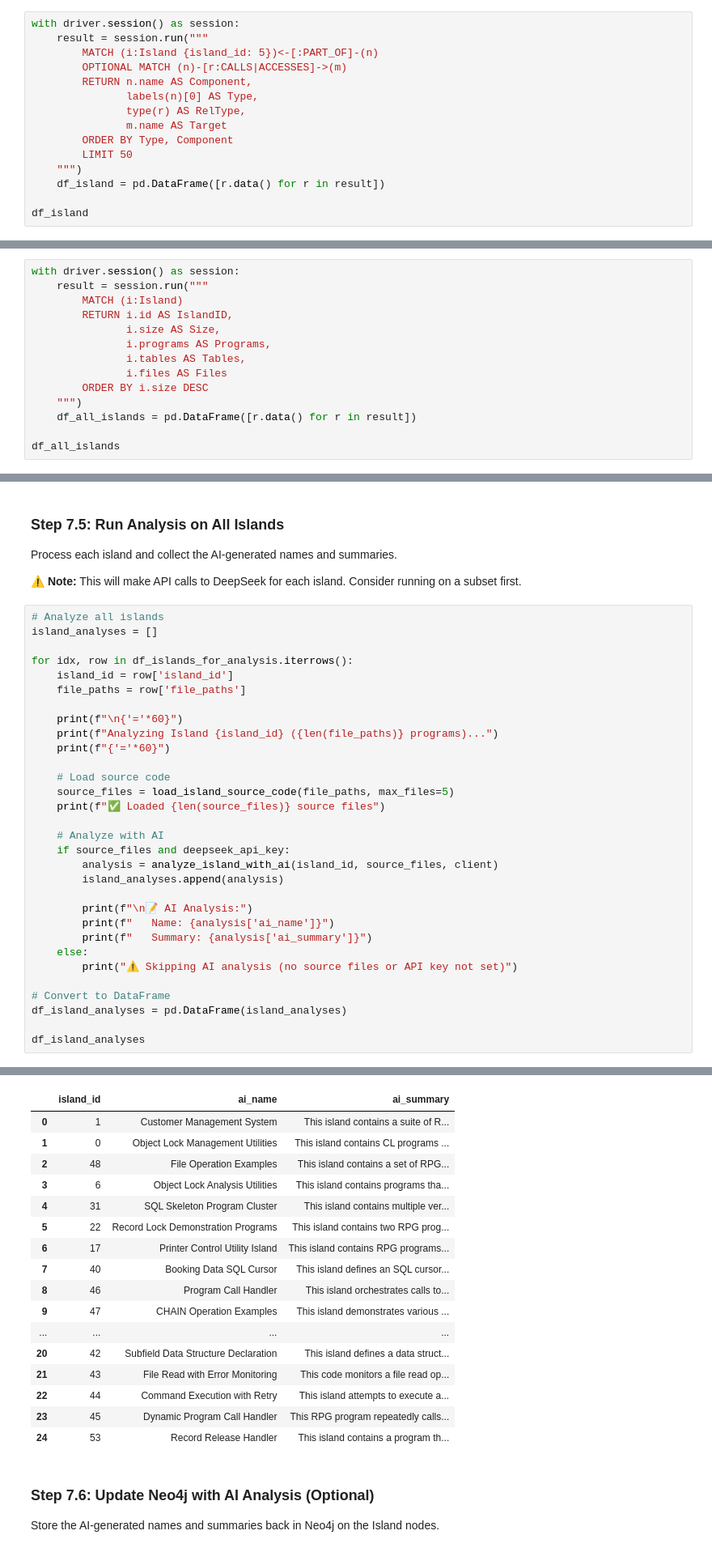
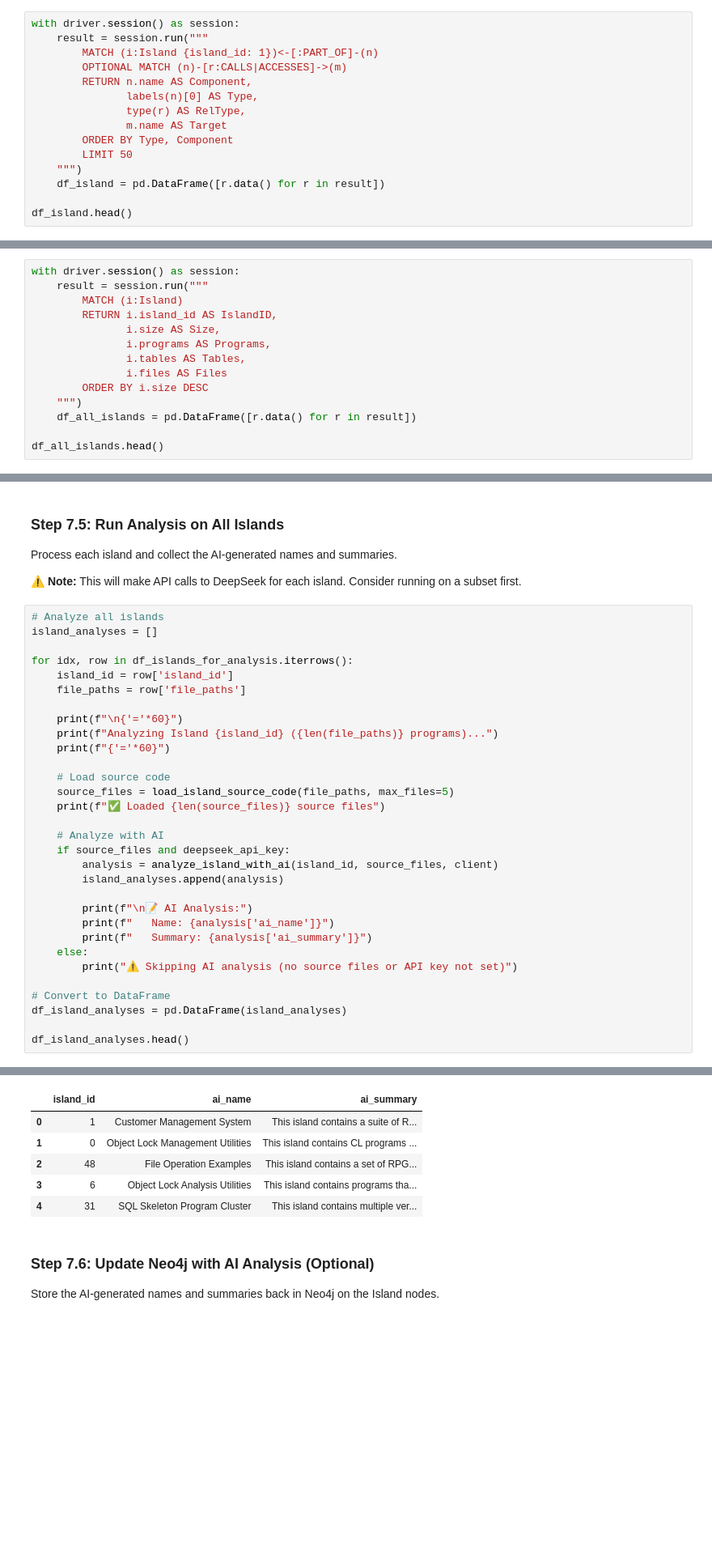
Before and after one commit to feststelltaste/rpgisland, a Jupyter notebook: rpg_dependency_analyzer.ipynb, the cells around one changed output, grey strips where cells are left out. Shown at 81% size. Drawn from its saved outputs; the diff is of its cells as text; blank space fills up the shorter version.

```diff
--- a/rpg_dependency_analyzer.ipynb
+++ b/rpg_dependency_analyzer.ipynb
@@ -1584,7 +1595,7 @@ Show all components and their relationships within a specific island (Island 5).
 # %%
 with driver.session() as session:
     result = session.run("""
-        MATCH (i:Island {island_id: 5})<-[:PART_OF]-(n)
+        MATCH (i:Island {island_id: 1})<-[:PART_OF]-(n)
         OPTIONAL MATCH (n)-[r:CALLS|ACCESSES]->(m)
         RETURN n.name AS Component,
                labels(n)[0] AS Type,
@@ -1595,5 +1606,5 @@ with driver.session() as session:
     """)
     df_island = pd.DataFrame([r.data() for r in result])
 
-df_island
+df_island.head()
 # %% [output]
@@ -1681,7 +1697,7 @@ List all islands with their metadata (size, programs, tables, files).
 with driver.session() as session:
     result = session.run("""
         MATCH (i:Island)
-        RETURN i.id AS IslandID,
+        RETURN i.island_id AS IslandID,
                i.size AS Size,
                i.programs AS Programs,
                i.tables AS Tables,
@@ -1690,5 +1706,5 @@ with driver.session() as session:
     """)
     df_all_islands = pd.DataFrame([r.data() for r in result])
 
-df_all_islands
+df_all_islands.head()
 # %% [output]
@@ -1974,7 +1978,7 @@ for idx, row in df_islands_for_analysis.iterrows():
 # Convert to DataFrame
 df_island_analyses = pd.DataFrame(island_analyses)
 
-df_island_analyses
+df_island_analyses.head()
 # %% [output]
 ============================================================
 Analyzing Island 1 (8 programs)...
@@ -1996,20 +2000,9 @@ Analyzing Island 0 (12 programs)...
 |  | island_id | ai_name | ai_summary |
 | 0 | 1 | Customer Management System | This island contains a suite of R... |
 | 1 | 0 | Object Lock Management Utilities | This island contains CL programs ... |
 | 2 | 48 | File Operation Examples | This island contains a set of RPG... |
 | 3 | 6 | Object Lock Analysis Utilities | This island contains programs tha... |
 | 4 | 31 | SQL Skeleton Program Cluster | This island contains multiple ver... |
-| 5 | 22 | Record Lock Demonstration Programs | This island contains two RPG prog... |
-| 6 | 17 | Printer Control Utility Island | This island contains RPG programs... |
-| 7 | 40 | Booking Data SQL Cursor | This island defines an SQL cursor... |
-| 8 | 46 | Program Call Handler | This island orchestrates calls to... |
-| 9 | 47 | CHAIN Operation Examples | This island demonstrates various ... |
-| ... | ... | ... | ... |
-| 20 | 42 | Subfield Data Structure Declaration | This island defines a data struct... |
-| 21 | 43 | File Read with Error Monitoring | This code monitors a file read op... |
-| 22 | 44 | Command Execution with Retry | This island attempts to execute a... |
-| 23 | 45 | Dynamic Program Call Handler | This RPG program repeatedly calls... |
-| 24 | 53 | Record Release Handler | This island contains a program th... |
 # %% [markdown]
 ### Step 7.6: Update Neo4j with AI Analysis (Optional)
 
```
Also changed, not shown: parts of 11 cells of this notebook, 3 other files.
